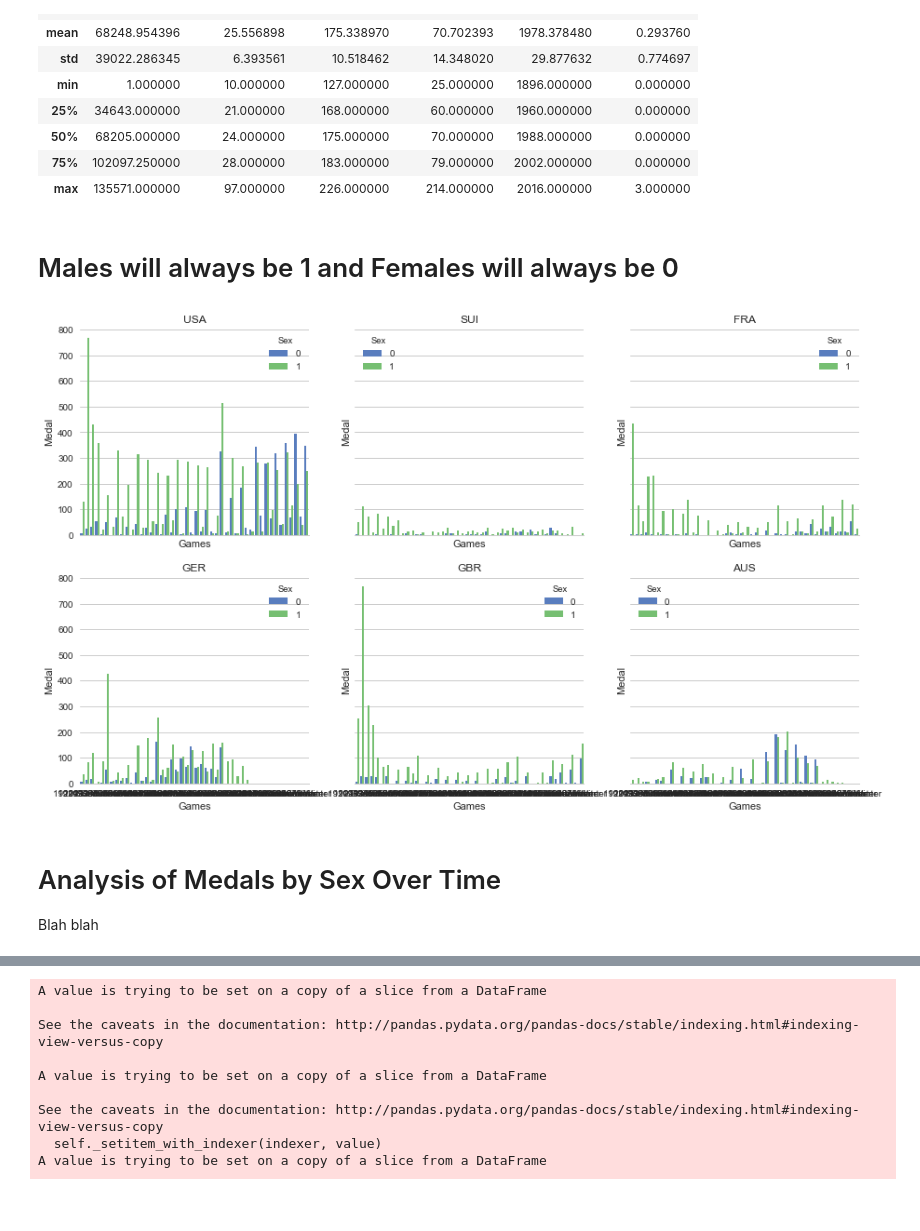
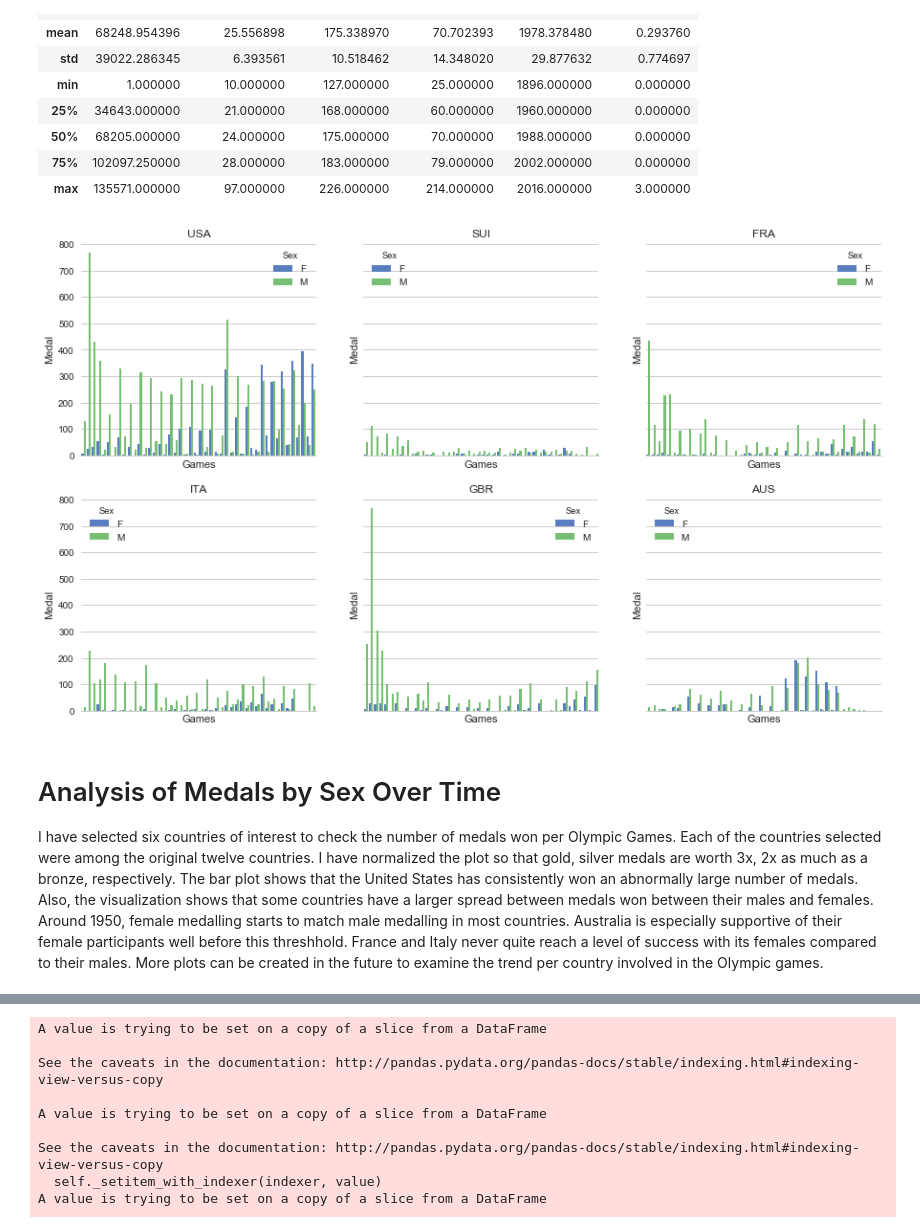
Before and after one commit to rbhavsar5/thinkful, a Jupyter notebook: OlympicNotebook.ipynb, the cells around one changed output, grey strips where cells are left out. Cells and saved outputs as stored; diff of their text form; code cells hidden in the pictures; blank space fills up the shorter version.

```diff
--- a/OlympicNotebook.ipynb
+++ b/OlympicNotebook.ipynb
@@ -85,9 +85,7 @@ DataSet.describe()
 #Male = 1, Female = 0
 from sklearn.preprocessing import LabelEncoder, OneHotEncoder
 labelencoder_X = LabelEncoder()
-DataSet['Sex'] = labelencoder_X.fit_transform(DataSet['Sex'])
+DataSet['Sex1'] = labelencoder_X.fit_transform(DataSet['Sex'])
-# %% [markdown]
-# Males will always be 1 and Females will always be 0
 # %%
 #Making Dataframes to show Medals by Country, Sex, Games
 MedalSum = DataSet.groupby(['Sex', 'NOC', 'Games'], as_index = False).sum()
@@ -96,30 +94,31 @@ MedalSum['Season'] = MedalSum['Games'].astype(str).str[5:]
 MedalSum['Year'] = MedalSum['Games'].astype(str).str[:5]
 # %%
 #Make List of Only USA, Switzerland, France, Germany, Great Brittain, Australia
-Countries = ['USA', 'SUI', 'FRA', 'GER', 'GBR', 'AUS']
+Countries = ['USA', 'SUI', 'FRA', 'ITA', 'GBR', 'AUS']
 MedalSum = MedalSum.set_index('NOC')
 # %%
 #Set the aesthetic for a figure
 sns.set(style="whitegrid", palette="muted", color_codes=True)
 
 # Set up the matplotlib figure
 f, axes = plt.subplots(2, 3, figsize=(15, 9), sharex=True, sharey = True)
 sns.despine(left=True)
 Subplots = [(0,0), (0,1), (0,2), (1,0), (1,1), (1,2)]
 i = 0
 
 ##Make Plot of Medals by Country Hued by Sex to fill figure
 for Country in Countries:
         MedalSumNew = MedalSum.loc[Country]
         ax = sns.barplot(x = 'Games', y = 'Medal', hue='Sex', data = MedalSumNew, ax=axes[Subplots[i]])
         ax.set_title(Country)
         i += 1
+ax.axes.get_xaxis().set_ticks([])
 plt.show()
 # %% [output]
-[figure, old version]
+[figure, new version]
-# %% [markdown]
-# Analysis of Medals by Sex Over Time
-Blah blah
+# %% [markdown]
+# Analysis of Medals by Sex Over Time
+I have selected six countries of interest to check the number of medals won per Olympic Games. Each of the countries selected were among the original twelve countries. I have normalized the plot so that gold, silver medals are worth 3x, 2x as much as a bronze, respectively. The bar plot shows that the United States has consistently won an abnormally large number of medals. Also, the visualization shows that some countries have a larger spread between medals won between their males and females. Around 1950, female medalling starts to match male medalling in most countries. Australia is especially supportive of their female participants well before this threshhold. France and Italy never quite reach a level of success with its females compared to their males. More plots can be created in the future to examine the trend per country involved in the Olympic games.
 # %%
 #Making Dataframe to show Number of Events by Sex, Games
 EventCount = DataSet.groupby(['Sex', 'Games'], as_index = True).nunique()
```
Also changed, not shown: parts of 15 cells of this notebook.
